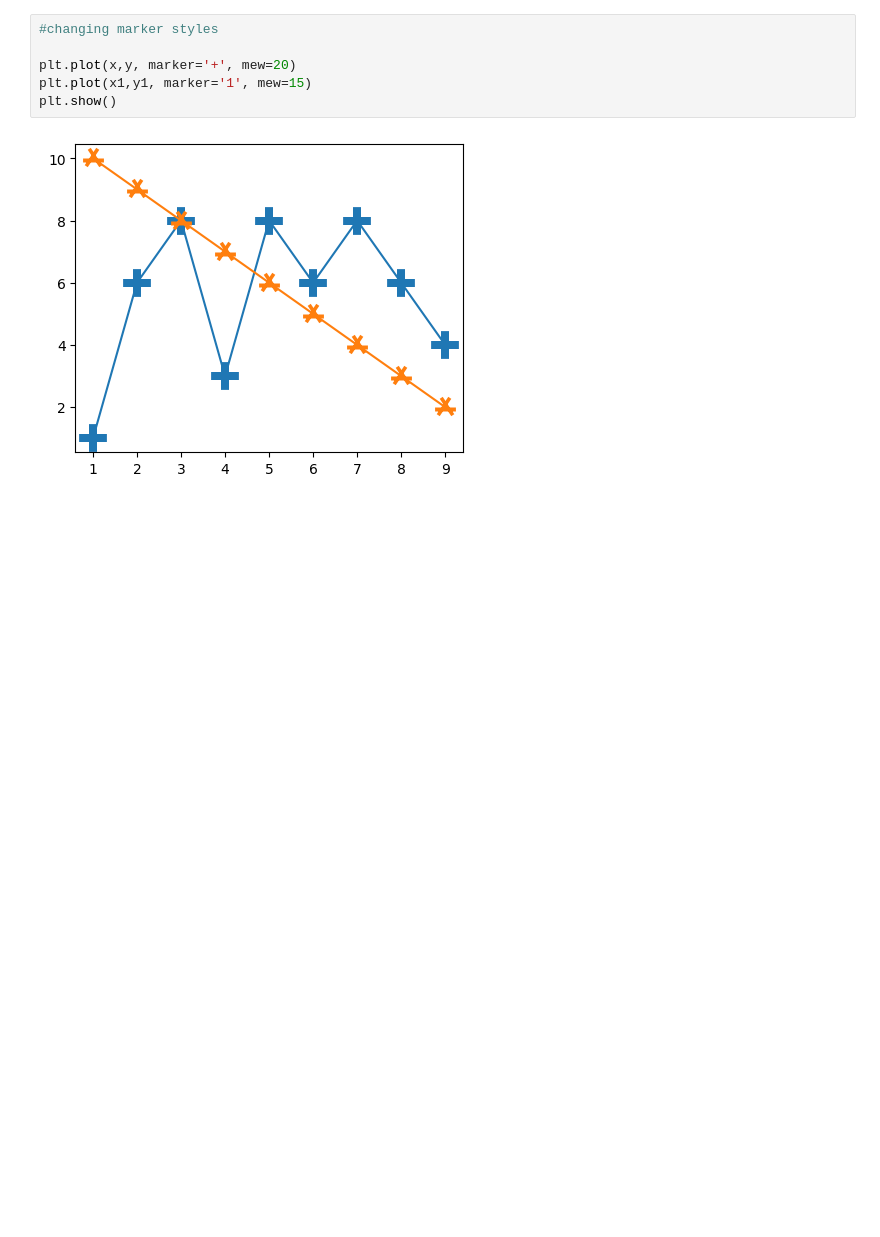
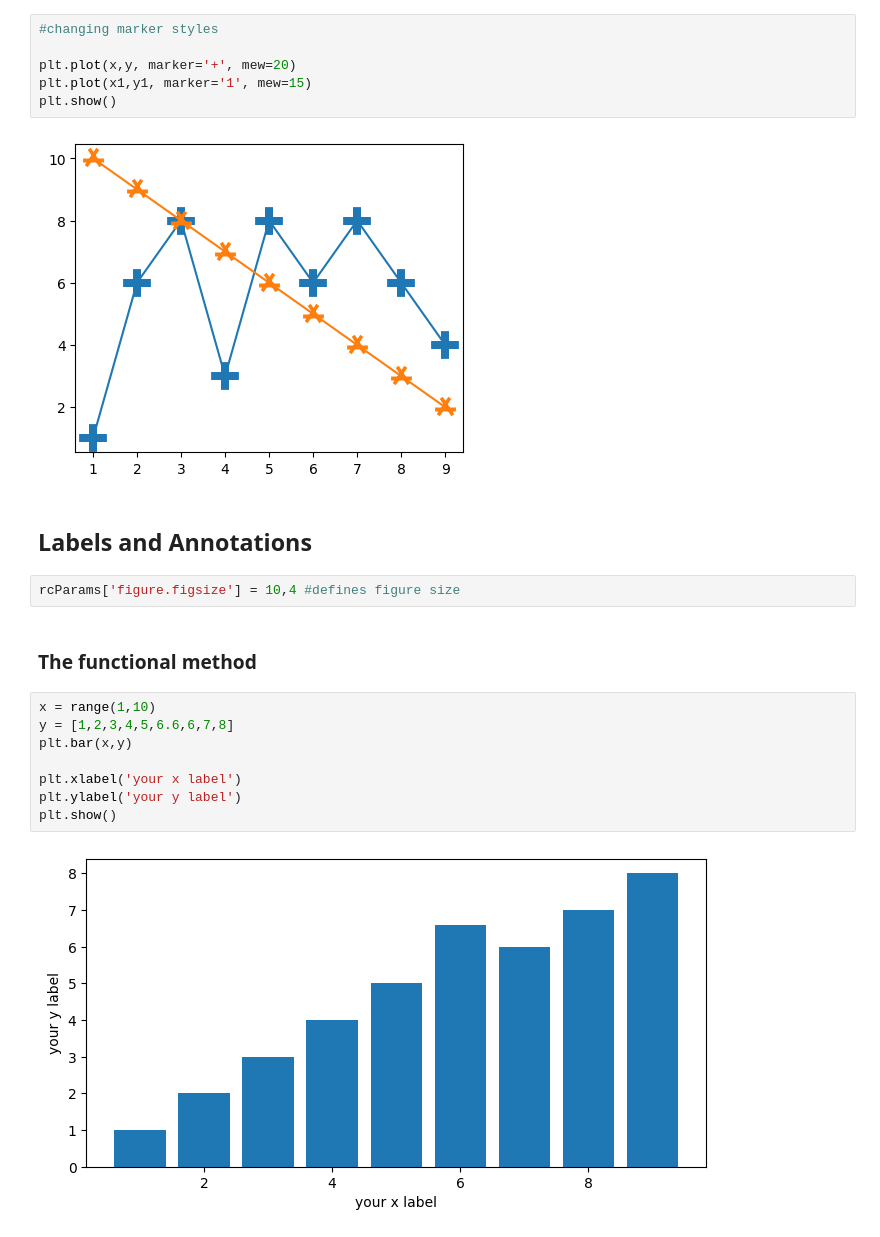
Before and after one commit to alphacodicnerd/practice-repo, a Jupyter notebook: Practice - Pandas, Numpy Intro.ipynb, the cells around one changed output. Cells and saved outputs as stored; diff of their text form; blank space fills up the shorter version.

```diff
--- a/Practice - Pandas, Numpy Intro.ipynb
+++ b/Practice - Pandas, Numpy Intro.ipynb
@@ -587,3 +587,19 @@ plt.plot(x1,y1, marker='1', mew=15)
 plt.show()
 # %% [output]
 [figure]
+# %% [markdown]
+## Labels and Annotations
+# %%
+rcParams['figure.figsize'] = 10,4 #defines figure size
+# %% [markdown]
+### The functional method
+# %%
+x = range(1,10)
+y = [1,2,3,4,5,6.6,6,7,8]
+plt.bar(x,y)
+
+plt.xlabel('your x label')
+plt.ylabel('your y label')
+plt.show()
+# %% [output]
+[figure, added]
```
Also changed, not shown: parts of 10 cells of this notebook.
